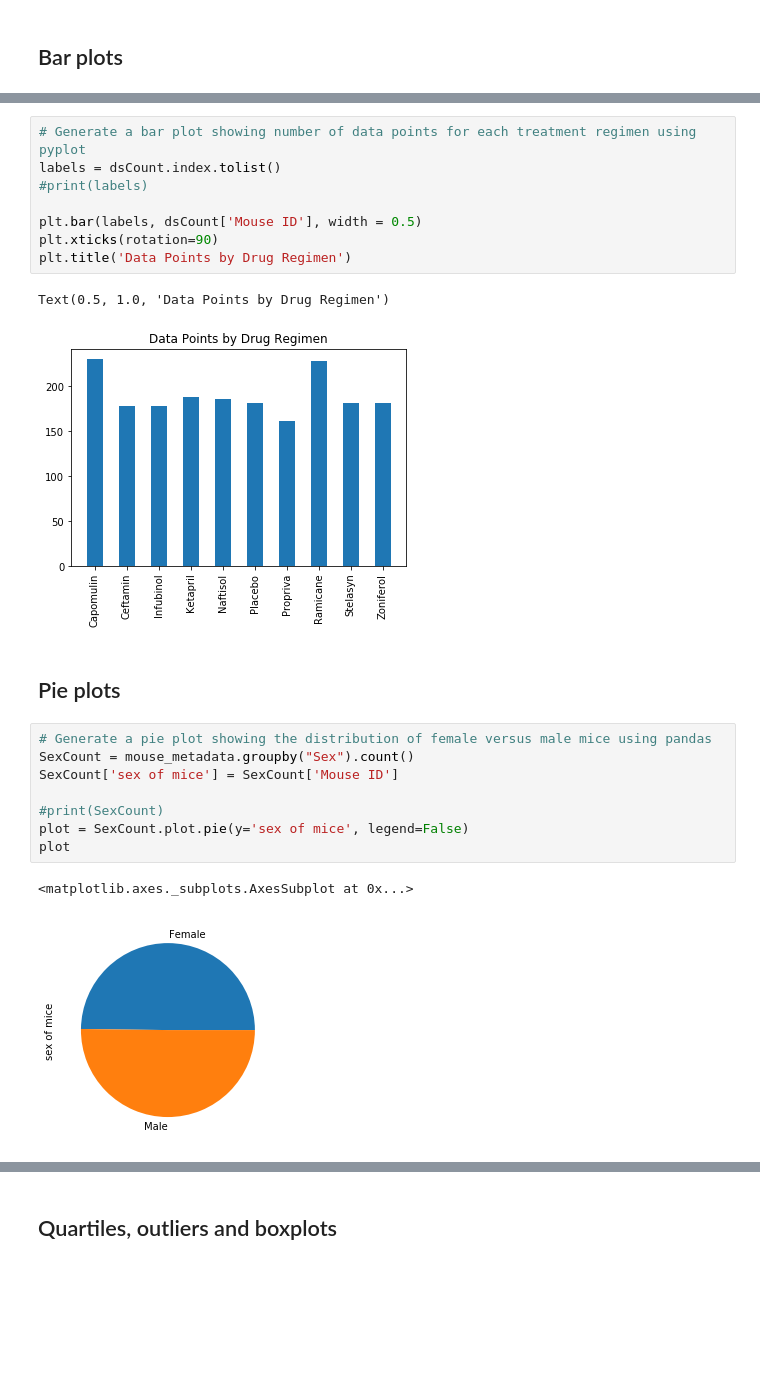
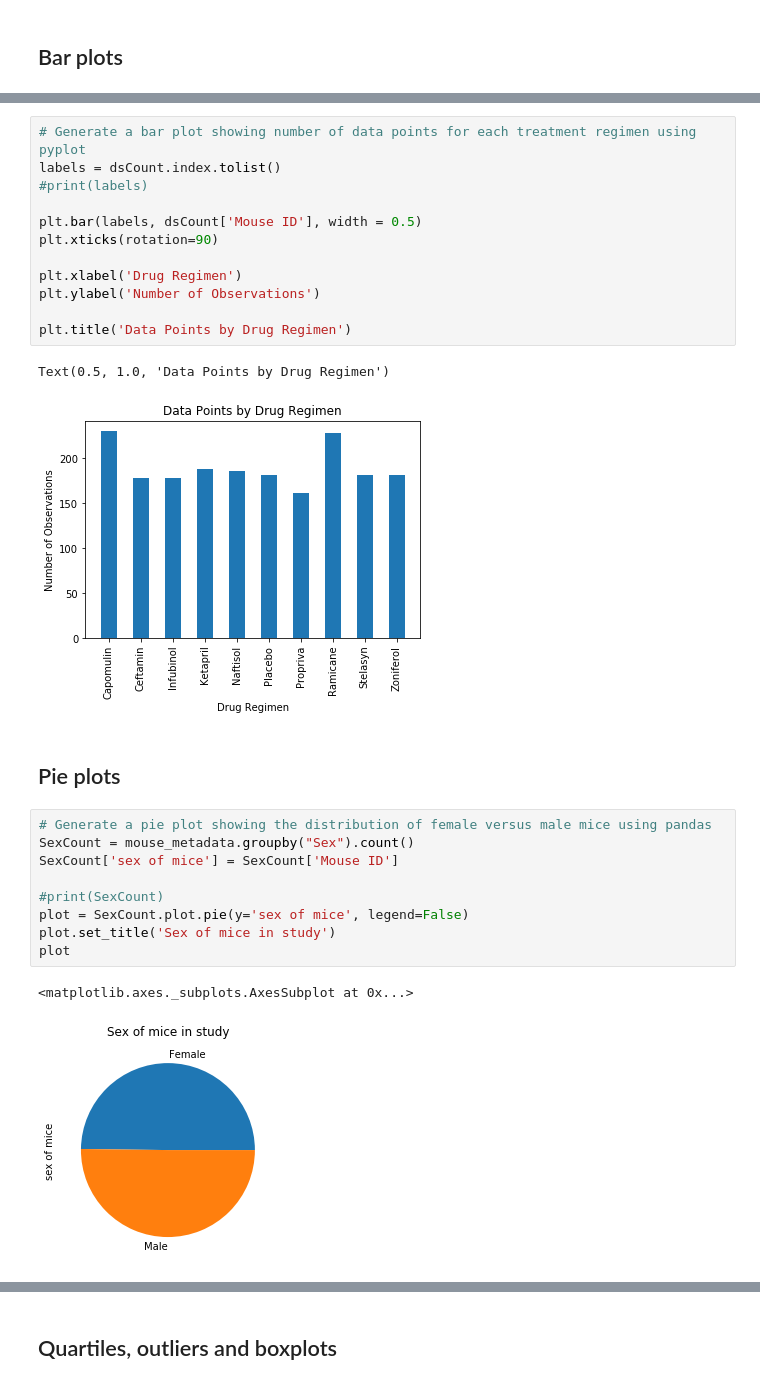
Before and after one commit to seanwayland/matplotlibpractice, a Jupyter notebook: pymaceuticals_starter.ipynb, the cells around one changed output, grey strips where cells are left out. Saved outputs shown, nothing was run; the diff lists cells and outputs as text; blank space fills up the shorter version.

```diff
--- a/pymaceuticals_starter.ipynb
+++ b/pymaceuticals_starter.ipynb
@@ -80,23 +91,28 @@ labels = dsCount.index.tolist()
 
 plt.bar(labels, dsCount['Mouse ID'], width = 0.5)
 plt.xticks(rotation=90)
+
+plt.xlabel('Drug Regimen')
+plt.ylabel('Number of Observations')
+
 plt.title('Data Points by Drug Regimen')
 # %% [output]
 Text(0.5, 1.0, 'Data Points by Drug Regimen')
-[figure, old version]
+[figure, new version]
 # %% [markdown]
 ## Pie plots
 # %%
 # Generate a pie plot showing the distribution of female versus male mice using pandas
 SexCount = mouse_metadata.groupby("Sex").count()
 SexCount['sex of mice'] = SexCount['Mouse ID']
 
 #print(SexCount)
 plot = SexCount.plot.pie(y='sex of mice', legend=False)
+plot.set_title('Sex of mice in study')
 plot
 # %% [output]
 <matplotlib.axes._subplots.AxesSubplot at 0x...>
-[figure, old version]
+[figure, new version]
 # %%
 # Generate a pie plot showing the distribution of female versus male mice using pyplot
 fig1, ax1 = plt.subplots()
```
Also changed, not shown: parts of 7 cells of this notebook.
